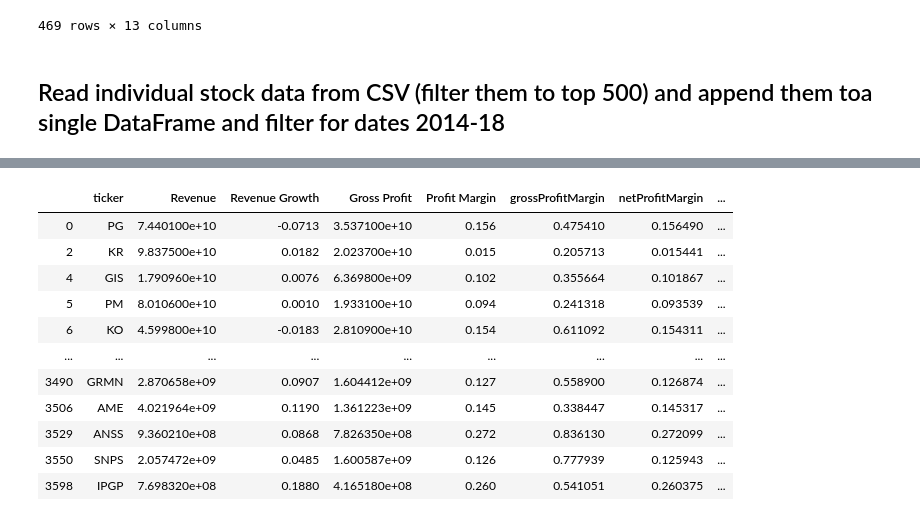
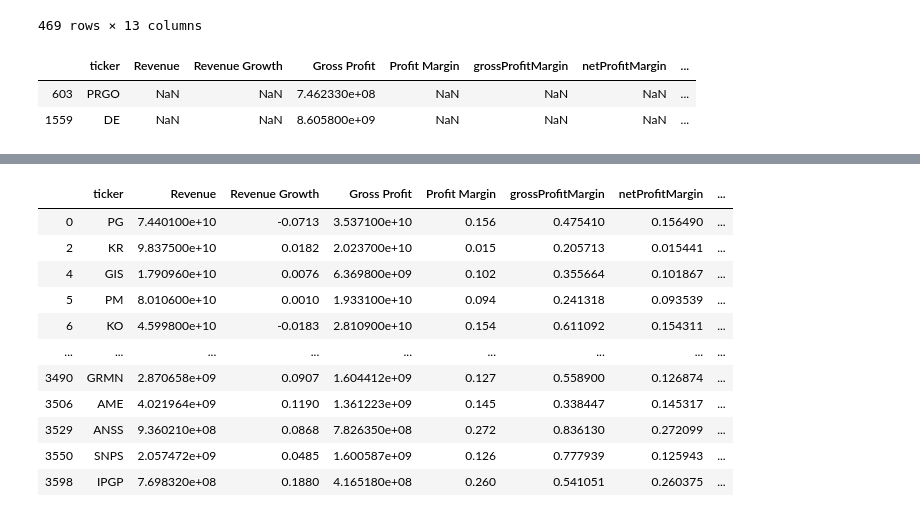
Before and after one commit to sgk2004/S-and-P-500-Data-Visualization-Dashboard, a Jupyter notebook: ETL/data_etl.ipynb, the cells around one changed output, grey strips where cells are left out. Cells and saved outputs as stored; diff of their text form; code cells hidden in the pictures.

```diff
--- a/ETL/data_etl.ipynb
+++ b/ETL/data_etl.ipynb
@@ -230,5 +242,9 @@ top500_2015
 | 3847 | SNPS | 2.242211e+09 | 0.0898 | 1.723291e+09 | 0.101 | 0.768568 | 0.100764 | ... |
 | 3900 | IPGP | 9.012650e+08 | 0.1707 | 4.918770e+08 | 0.269 | 0.545763 | 0.268682 | ... |
 469 rows × 13 columns
-# %% [markdown]
-## Read individual stock data from CSV (filter them to top 500) and append them toa single DataFrame and filter for dates 2014-18
+# %%
+top500_2015.loc[top500_2015['Revenue'].isna()]
+# %% [output]
+|  | ticker | Revenue | Revenue Growth | Gross Profit | Profit Margin | grossProfitMargin | netProfitMargin | ... |
+| 603 | PRGO | NaN | NaN | 7.462330e+08 | NaN | NaN | NaN | ... |
+| 1559 | DE | NaN | NaN | 8.605800e+09 | NaN | NaN | NaN | ... |
```
Also changed, not shown: parts of 57 cells of this notebook.
